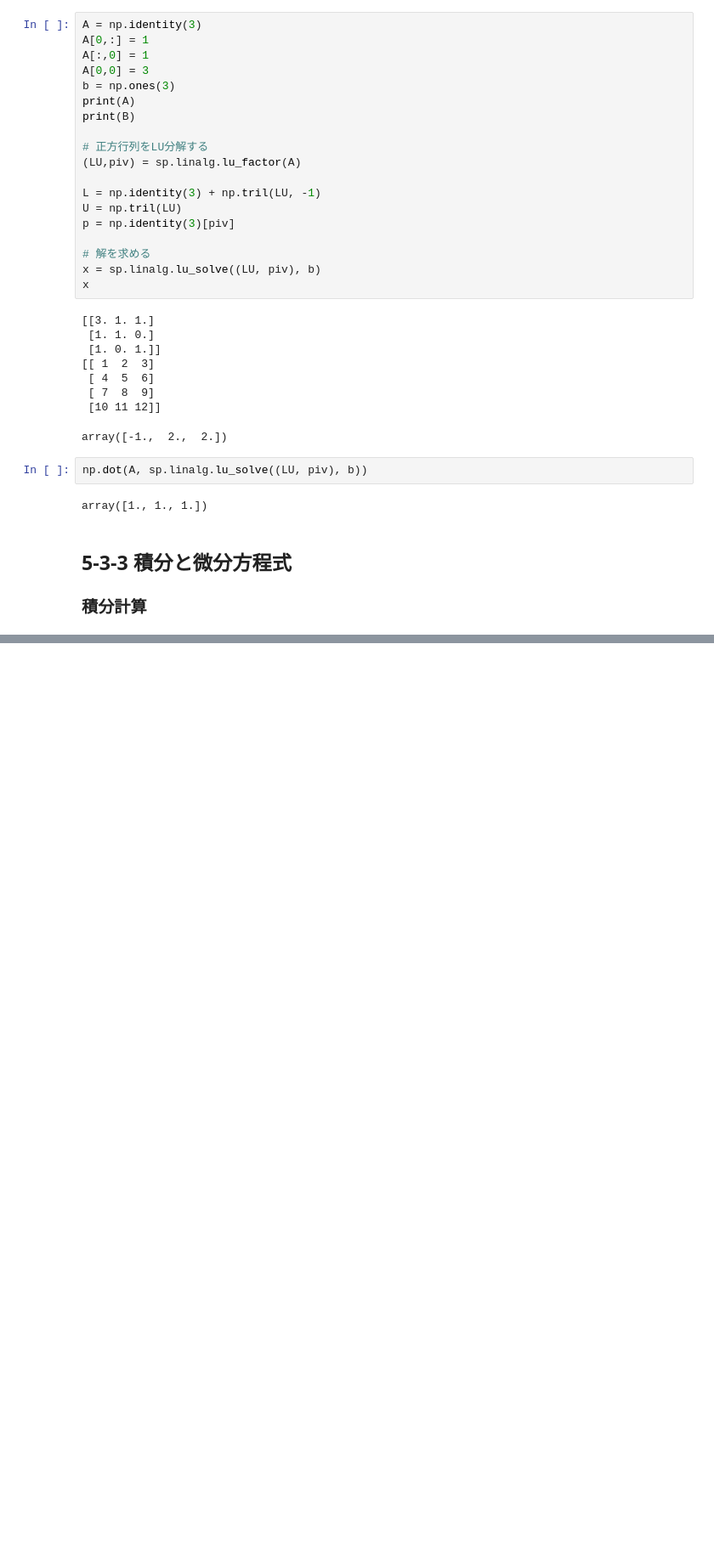
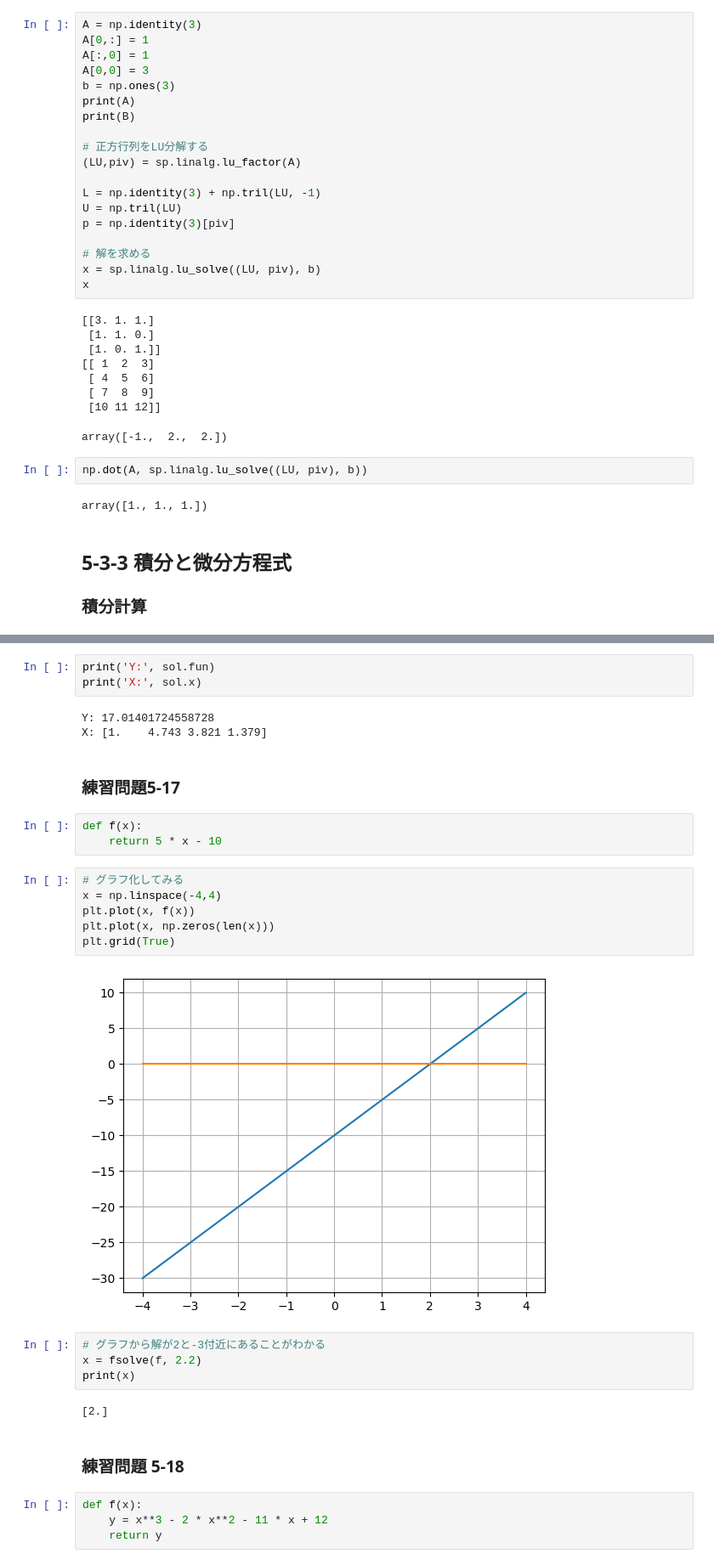
Before and after one commit to RentoYabuki06/ut_datascience_ikusei_kouza, a Jupyter notebook: chapter05/ch05.ipynb, the cells around one changed output, grey strips where cells are left out. Shown at 85% size. Saved outputs shown, nothing was run; the diff lists cells and outputs as text; blank space fills up the shorter version.

```diff
--- a/chapter05/ch05.ipynb
+++ b/chapter05/ch05.ipynb
@@ -638,0 +807,31 @@ array([1., 1., 1.])
+# %%
+print('Y:', sol.fun)
+print('X:', sol.x)
+# %% [output]
+Y: 17.01401724558728
+X: [1.    4.743 3.821 1.379]
+# %% [markdown]
+### 練習問題5-17
+# %%
+def f(x):
+	return 5 * x - 10
+# %%
+# グラフ化してみる
+x = np.linspace(-4,4)
+plt.plot(x, f(x))
+plt.plot(x, np.zeros(len(x)))
+plt.grid(True)
+# %% [output]
+[figure, added]
+# %%
+# グラフから解が2と-3付近にあることがわかる
+x = fsolve(f, 2.2)
+print(x)
+# %% [output]
+[2.]
+# %% [markdown]
+### 練習問題 5-18
+# %%
+def f(x):
+	y = x**3 - 2 * x**2 - 11 * x + 12
+	return y
```
Also changed, not shown: parts of 36 cells of this notebook.
